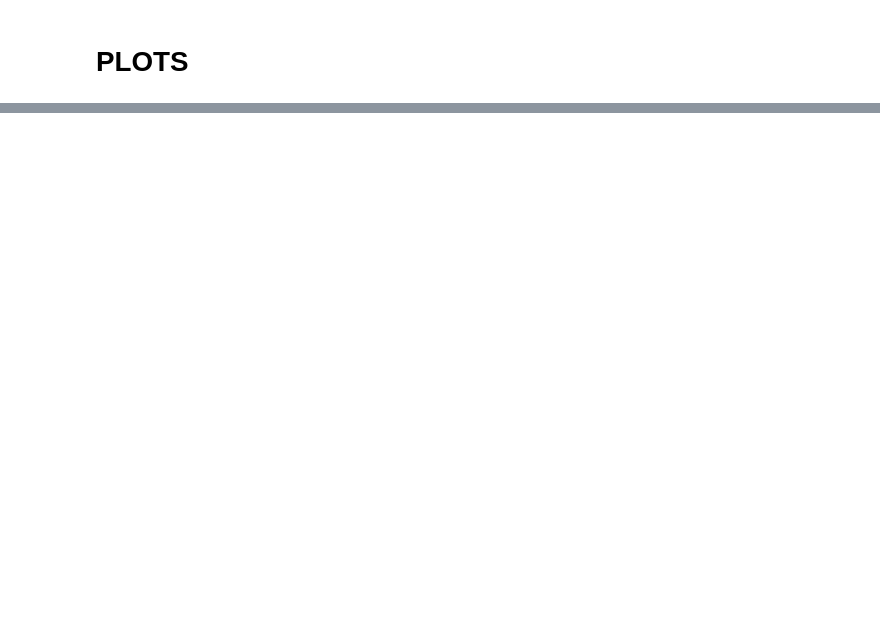
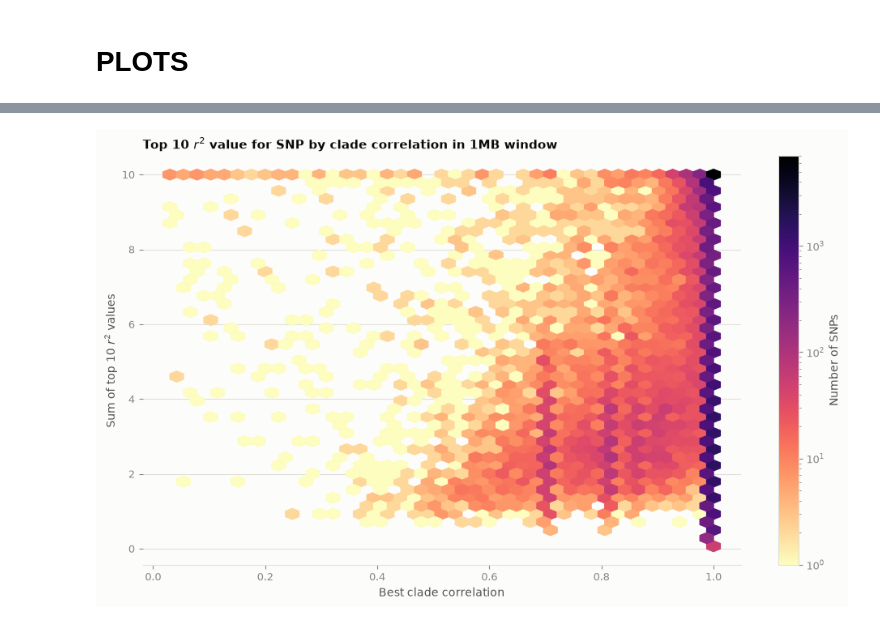
Before and after one commit to happygiraff/arg-analysis, a Jupyter notebook: notebooks/summarize_plot_felsenstein.ipynb, the cells around one changed output, grey strips where cells are left out. Cells and saved outputs as stored; diff of their text form; code cells hidden in the pictures; blank space fills up the shorter version.

```diff
--- a/notebooks/summarize_plot_felsenstein.ipynb
+++ b/notebooks/summarize_plot_felsenstein.ipynb
@@ -217,0 +492,6 @@ plt.show()
+# %%
+# load results filename previously calculated
+results_filename = "chr12_HapMapII_GRCh37_CEU500_seed1_10.00percent500000bp_25bins_seed42"
+
+results = pd.read_csv(f"../../masked_recovery_comp/{results_filename}_results.csv")
+results
@@ -217,0 +512,29 @@ plt.show()
+# %%
+fig, ax = plt.subplots(figsize=(10, 6))
+
+heatmap = ax.hexbin(
+    results["max_corr"],
+    results["optimized_top10_r2_sum"],
+    gridsize=40,
+    bins="log",
+    mincnt=1,
+    cmap="magma_r"
+)
+n = 100   # number of haplotypes in this analysis
+# for phi, label in [(np.sqrt((n - 2) / (2 * (n - 1))), "1 of 2"),
+#                    (np.sqrt(2 * (n - 3) / (3 * (n - 2))), "2 of 3"),
+#                    (np.sqrt((n - 3) / (3 * (n - 1))), "1 of 3")]:
+#     ax.axvline(phi, color="black", linewidth=0.8, linestyle="--")
+#     ax.text(phi, ax.get_ylim()[1], label, ha="center", va="bottom", fontsize=8)
+
+fig.colorbar(heatmap, ax=ax, label="Number of SNPs")
+
+ax.set_xlabel("Best clade correlation")
+ax.set_ylabel(r"Sum of top 10 $r^2$ values")
+ax.set_title(r"Top 10 $r^2$ value for SNP by clade correlation in 1MB window")
+
+fig.tight_layout()
+fig.savefig("top10_r2_clade_correlation.png", dpi=300, bbox_inches="tight")
+plt.show()
+# %% [output]
+[figure, added]
```
Also changed, not shown: parts of 36 cells of this notebook.
